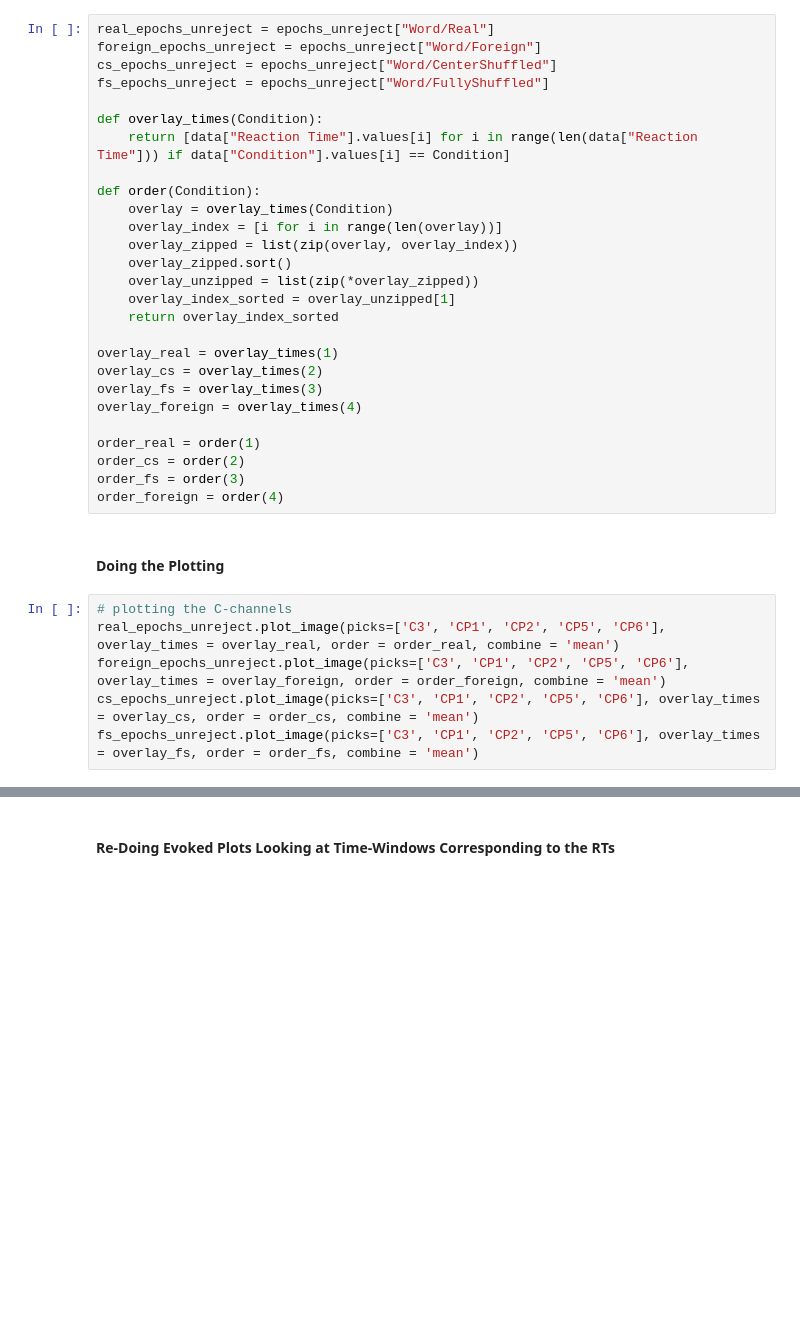
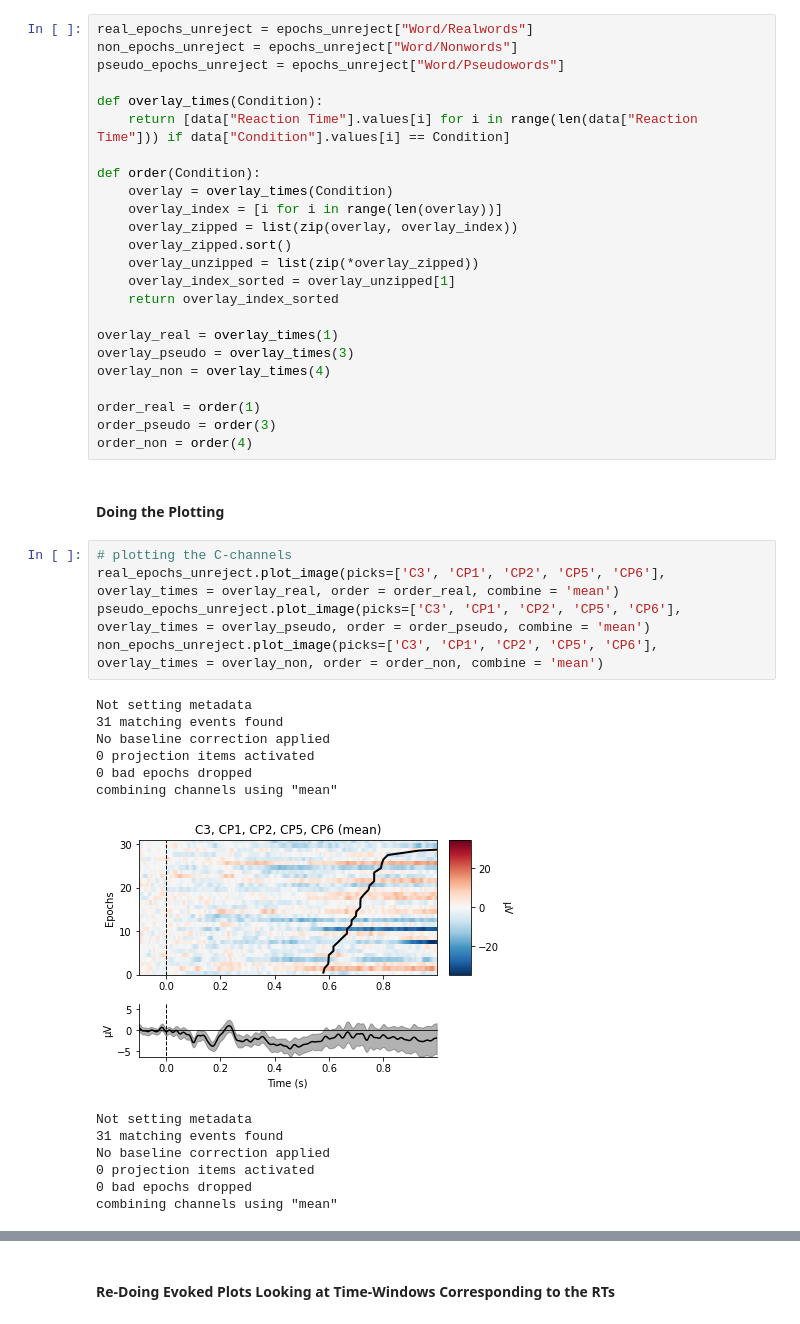
Before and after one commit to MinaAlmasi/neuro_exam, a Jupyter notebook: PREPROCESSING_EEG.ipynb, the cells around one changed output, grey strips where cells are left out. Saved outputs shown, nothing was run; the diff lists cells and outputs as text; blank space fills up the shorter version.

```diff
--- a/PREPROCESSING_EEG.ipynb
+++ b/PREPROCESSING_EEG.ipynb
@@ -462,10 +523,9 @@ epochs_unreject = epochs_unreject.resample(250)
 # %% [markdown]
 #### Prep for Plotting
 # %%
-real_epochs_unreject = epochs_unreject["Word/Real"]
-foreign_epochs_unreject = epochs_unreject["Word/Foreign"]
-cs_epochs_unreject = epochs_unreject["Word/CenterShuffled"]
-fs_epochs_unreject = epochs_unreject["Word/FullyShuffled"]
+real_epochs_unreject = epochs_unreject["Word/Realwords"]
+non_epochs_unreject = epochs_unreject["Word/Nonwords"]
+pseudo_epochs_unreject = epochs_unreject["Word/Pseudowords"]
 
 def overlay_times(Condition):
     return [data["Reaction Time"].values[i] for i in range(len(data["Reaction Time"])) if data["Condition"].values[i] == Condition]
@@ -480,19 +540,30 @@ def order(Condition):
     return overlay_index_sorted
 
 overlay_real = overlay_times(1)
-overlay_cs = overlay_times(2)
-overlay_fs = overlay_times(3)
-overlay_foreign = overlay_times(4)
+overlay_pseudo = overlay_times(3)
+overlay_non = overlay_times(4)
 
 order_real = order(1)
-order_cs = order(2)
-order_fs = order(3)
-order_foreign = order(4)
+order_pseudo = order(3)
+order_non = order(4)
 # %% [markdown]
 #### Doing the Plotting
 # %%
 # plotting the C-channels
 real_epochs_unreject.plot_image(picks=['C3', 'CP1', 'CP2', 'CP5', 'CP6'], overlay_times = overlay_real, order = order_real, combine = 'mean')
-foreign_epochs_unreject.plot_image(picks=['C3', 'CP1', 'CP2', 'CP5', 'CP6'], overlay_times = overlay_foreign, order = order_foreign, combine = 'mean')
-cs_epochs_unreject.plot_image(picks=['C3', 'CP1', 'CP2', 'CP5', 'CP6'], overlay_times = overlay_cs, order = order_cs, combine = 'mean')
-fs_epochs_unreject.plot_image(picks=['C3', 'CP1', 'CP2', 'CP5', 'CP6'], overlay_times = overlay_fs, order = order_fs, combine = 'mean')
+pseudo_epochs_unreject.plot_image(picks=['C3', 'CP1', 'CP2', 'CP5', 'CP6'], overlay_times = overlay_pseudo, order = order_pseudo, combine = 'mean')
+non_epochs_unreject.plot_image(picks=['C3', 'CP1', 'CP2', 'CP5', 'CP6'], overlay_times = overlay_non, order = order_non, combine = 'mean')
+# %% [output]
+Not setting metadata
+31 matching events found
+No baseline correction applied
+0 projection items activated
+0 bad epochs dropped
+combining channels using "mean"
+[figure, added]
+Not setting metadata
+31 matching events found
+No baseline correction applied
+0 projection items activated
+0 bad epochs dropped
+combining channels using "mean"
```
Also changed, not shown: parts of 43 cells of this notebook, 3 other files.
